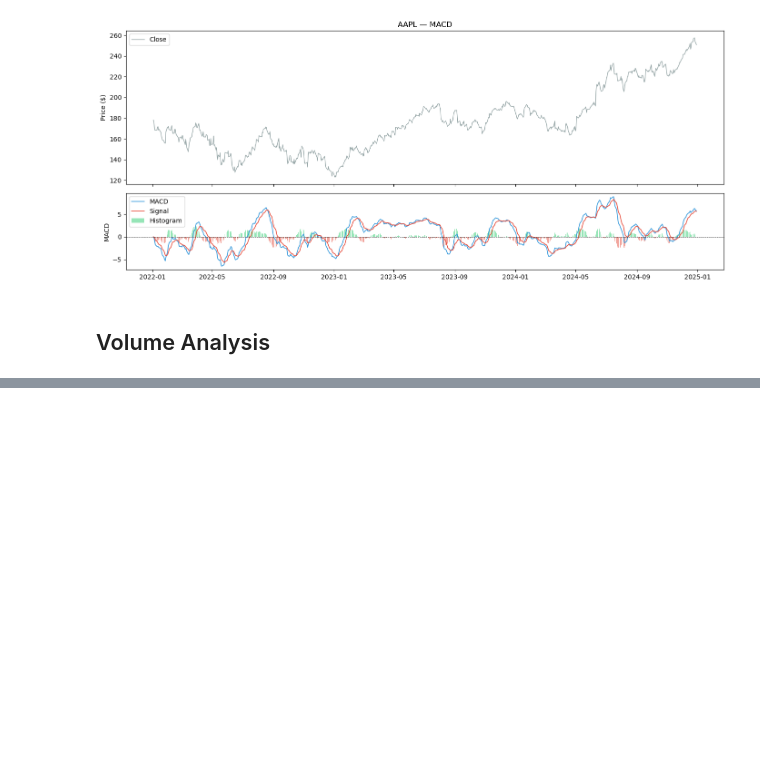
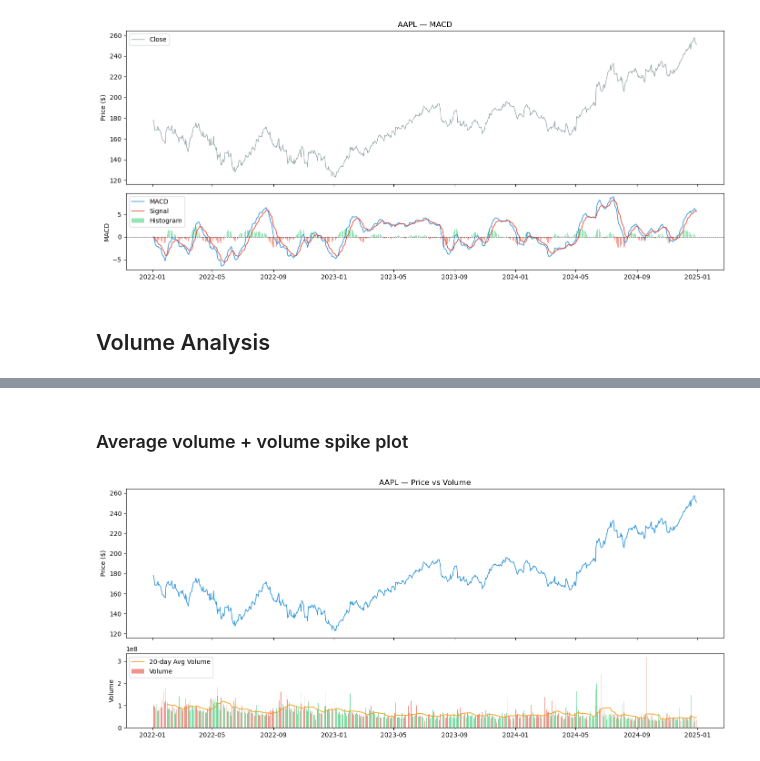
Before and after one commit to Sohail-Rasul/Stock-Price-Data-Analysis, a Jupyter notebook: analysis.ipynb, the cells around one changed output, grey strips where cells are left out. Drawn from its saved outputs; the diff is of its cells as text; code cells hidden in the pictures; blank space fills up the shorter version.

```diff
--- a/analysis.ipynb
+++ b/analysis.ipynb
@@ -432,0 +475,33 @@ plt.show()
+# %% [markdown]
+### Average volume + volume spike plot
+# %%
+fig, axes = plt.subplots(2, 1, figsize=(14, 6), sharex=True,
+                          gridspec_kw={"height_ratios": [2, 1]})
+
+# Price on top for context
+axes[0].plot(df.index, df["Close"], color="#3498db", linewidth=1.2)
+axes[0].set_title(f"{ticker_symbol} — Price vs Volume")
+axes[0].set_ylabel("Price ($)")
+
+# Volume bars + average line on bottom
+axes[1].bar(df.index, df["Volume"],
+            color=df["Close"].pct_change().apply(lambda x: "#2ecc71" if x >= 0 else "#e74c3c"),
+            width=1, alpha=0.6, label="Volume")
+axes[1].plot(df.index, df["Avg_Volume"],
+             color="#f39c12", linewidth=1.2, label="20-day Avg Volume")
+axes[1].set_ylabel("Volume")
+axes[1].legend()
+
+plt.tight_layout()
+plt.show()
+
+# Green bar       = volume on an up day
+# Red bar         = volume on a down day
+# Bar well above orange line  = unusually high volume, significant event
+# Bar well below orange line  = unusually quiet day, weak conviction
+# High volume up day          = strong buying pressure, move is real
+# High volume down day        = strong selling pressure, move is real
+# Low volume up day           = weak move, may not sustain
+# Low volume down day         = weak selling, may not sustain
+# %% [output]
+[figure, added]
```
Also changed, not shown: parts of 6 cells of this notebook, 1 other file.
